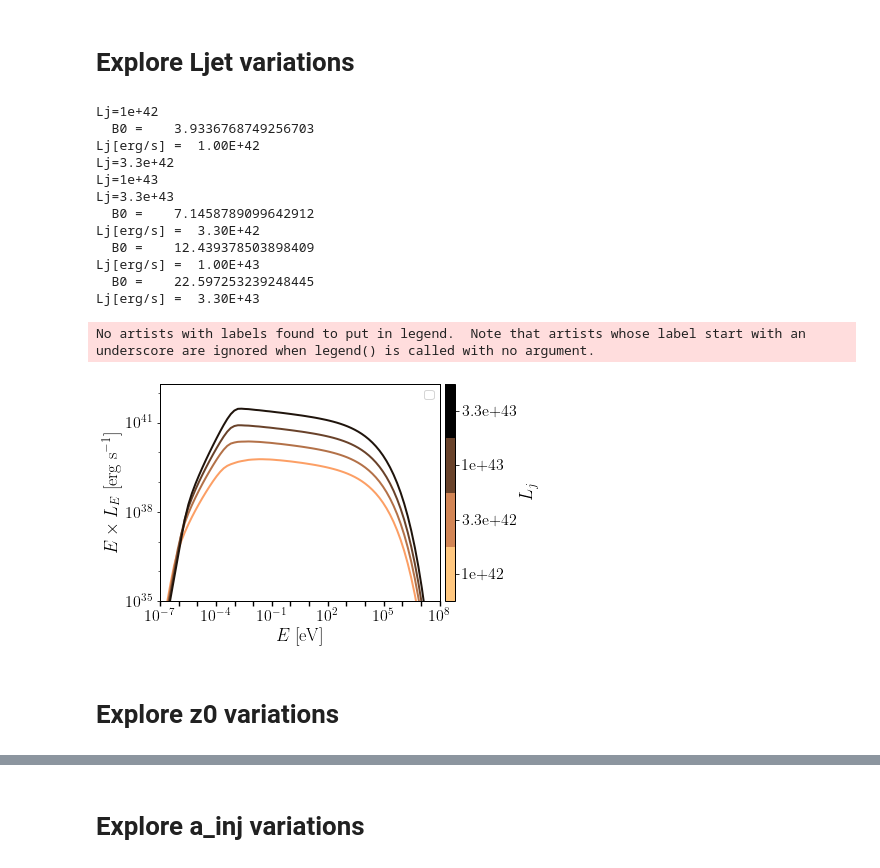
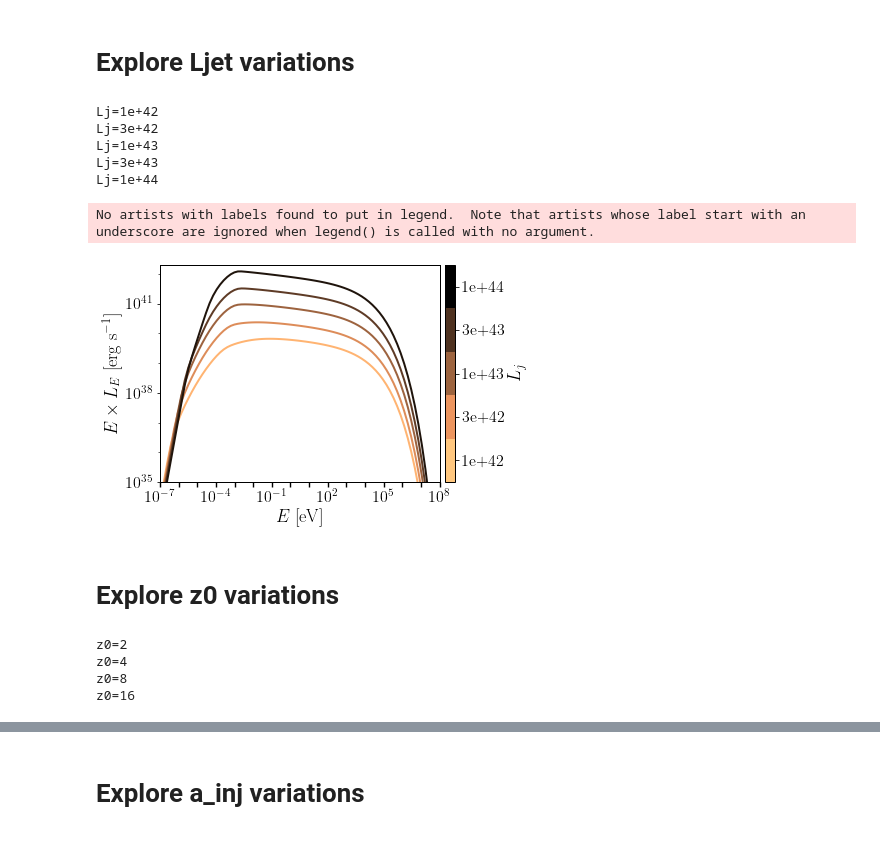
Before and after one commit to santimda/ExtendedJet, a Jupyter notebook: Code/explore_parameters.ipynb, the cells around one changed output, grey strips where cells are left out. Cells and saved outputs as stored; diff of their text form; code cells hidden in the pictures.

```diff
--- a/Code/explore_parameters.ipynb
+++ b/Code/explore_parameters.ipynb
@@ -54,10 +76,10 @@ M_BH = 6.5e9           # Black hole mass [Msun] (EHT+2018?)
 R_g = 1.477e5*M_BH     # Gravitational radius (M_BH [Msun])
 
 # Default model parameters
-sigma0 = 1e1
-Lj = 1e43
-z0 = 10.0*R_g
-a_inj = 1.5
+sigma0_def = 1e1
+Lj_def = 1e43
+z0_def = 10.0*R_g
+a_inj_def = 0.5
 
 # Define the energy range for the SED
 E_min = 1e-7 * eV #Aprox 20 MHz
@@ -69,13 +91,15 @@ z = np.geomspace(5*R_g, 100*R_g, n_points)
 # Explore sigma0 variations
 # %%
 # Make a list with the values of fB
-sigma0s = [1e0, 3e0]
+sigma0s = [0.5e0, 1e0, 2e0, 3e0, 30e0]
 
 # Calculate the SED for each sigma0 value (fixing default parameters)
 SEDs = []
 for sigma0 in sigma0s:
     print(f'{sigma0=}')
-    #SED = model_sed(E, z, sigma0, Lj, z0, a_inj)
-    SED = model_syn(E, z, sigma0, Lj, z0, a_inj)
+    time.sleep(1)
+    #SED = model_sed(E, z, sigma0, Lj_def, z0_def, a_inj_def)
+    SED = model_syn(E, z, sigma0, Lj_def, z0_def, a_inj_def)
+    time.sleep(2)
     SEDs.append(SED)
 # %% [output]
@@ -171,62 +174,35 @@ No artists with labels found to put in legend.  Note that artists whose label st
 # Explore Ljet variations
 # %%
 # Make a list with the values of Lj
-Ljs = [1e42, 3.3e42, 1e43, 3.3e43]
+Ljs = [1e42, 3e42, 1e43, 3e43, 1e44]
 
 # Calculate the SED for each Lj (fixing default parameters)
 SEDs = []
 for Lj in Ljs:
     print(f'{Lj=}')
     #SED = model_sed(E, z, sigma0, Lj, z0, a_inj)
-    SED = model_syn(E, z, sigma0, Lj, z0, a_inj)
+    SED = model_syn(E, z, sigma0_def, Lj, z0_def, a_inj_def)
+    time.sleep(2)
     SEDs.append(SED)
 # %% [output]
 Lj=1e+42
-  B0 =    3.9336768749256703
-Lj[erg/s] =  1.00E+42
-Lj=3.3e+42
+Lj=3e+42
 Lj=1e+43
-Lj=3.3e+43
-  B0 =    7.1458789099642912
-Lj[erg/s] =  3.30E+42
-  B0 =    12.439378503898409
-Lj[erg/s] =  1.00E+43
-  B0 =    22.597253239248445
-Lj[erg/s] =  3.30E+43
+Lj=3e+43
+Lj=1e+44
 # %%
 # Voy a graficar datos y modelo
 fig, ax = plt.subplots(1)
 
 # Defino una paleta discreta
 n = len(Ljs)
-color_vector = np.linspace(0.2, 0.9, n)
+color_vector = np.linspace(0.1, 0.9, n)
 colors = plt.cm.copper_r(color_vector) # define a palette avoiding extreme colors
 # Genero una colorbar discreta para n puntos
 c = np.arange(1, n+1)
 cmap = plt.cm.get_cmap('copper_r', n)
 norm = matplotlib.colors.BoundaryNorm(np.arange(n+1)+0.5,n)
 sm = plt.cm.ScalarMappable(norm=norm, cmap=cmap)
-
-# Definiciones estéticas
-nice_fonts = {
-        # Use LaTeX to write all text
-        "text.usetex": True,
-        "font.family": 'serif',
-        # Use 10pt font in plots, to match 10pt font in document
-        "axes.labelsize": 18,
-        "font.size": 18,
-        "axes.linewidth":1,
-        "axes.titlesize":16,
-        # Make the legend/label fonts a little smaller
-        "legend.fontsize": 12,
-        "xtick.labelsize": 16,
-        "ytick.labelsize": 16,
-        "xtick.major.size": 5,     # major tick size in points
-        "xtick.minor.size": 5,       # minor tick size in points
-        "xtick.major.width": 1.4,     # major tick width in points
-        "xtick.minor.width": 1.4,     # minor tick width in points
-}
-matplotlib.rcParams.update(nice_fonts)
 
 # Set labels
 plt.title('')
@@ -247,47 +223,54 @@ plt.legend(loc='best')
 ax.loglog()
 
 cbar = fig.colorbar(sm, ticks=c, label=r"$L_j$", pad=0.015)
 cbar.ax.set_yticklabels(Ljs)  # vertically oriented colorbar
 
 # Set xticks
 num = int(np.log10(xmax/xmin))
 x_major = matplotlib.ticker.LogLocator(base = 10.0, numticks = num//2)
 ax.xaxis.set_major_locator(x_major)
 x_minor = matplotlib.ticker.LogLocator(base = 10.0, numticks = (num//2) * 3)
 ax.xaxis.set_minor_locator(x_minor)
 ax.xaxis.set_minor_formatter(matplotlib.ticker.NullFormatter())
 
 # Set yticks
 numy = int(np.log10(ymax/ymin))
 y_major = matplotlib.ticker.LogLocator(base = 10.0, numticks = numy//2+1)
 ax.yaxis.set_major_locator(y_major)
 y_minor = matplotlib.ticker.LogLocator(base = 10.0, numticks = numy+2)
 ax.yaxis.set_minor_locator(y_minor)
 ax.yaxis.set_minor_formatter(matplotlib.ticker.NullFormatter())
 
+plt.legend('',frameon=False)
 plt.show()
 
 #fig.tight_layout(pad=0)
 #fig.savefig('SEDs_etas.pdf', bbox_inches='tight', pad_inches = 0.01)
 #AJUSTO A MANO EL RECORTE
 fig.subplots_adjust(bottom=0.16, top=0.97, left=0.14, right=0.89)
 fig.savefig('SEDs_Ljs.pdf')
 # %% [output]
 No artists with labels found to put in legend.  Note that artists whose label start with an underscore are ignored when legend() is called with no argument.
-[figure, old version]
+[figure, new version]
 # %% [markdown]
 # Explore z0 variations
 # %%
 # Make a list with the values of z0
-z0s = [2.0, 4.0, 8.0]
+z0s = [2, 4, 8, 16]
 
 # Calculate the SED for each z0 (fixing default parameters)
 SEDs = []
 for z0 in z0s:
     print(f'{z0=}')
     #SED = model_sed(E, z, sigma0, Lj, z0, a_inj)
-    SED = model_syn(E, z, sigma0, Lj, z0*R_g, a_inj)
+    SED = model_syn(E, z, sigma0_def, Lj_def, z0*R_g, a_inj_def)
+    time.sleep(2)
     SEDs.append(SED)
+# %% [output]
+z0=2
+z0=4
+z0=8
+z0=16
 # %%
 # Voy a graficar datos y modelo
 fig, ax = plt.subplots(1)
```
Also changed, not shown: parts of 8 cells of this notebook, 4 other files.
